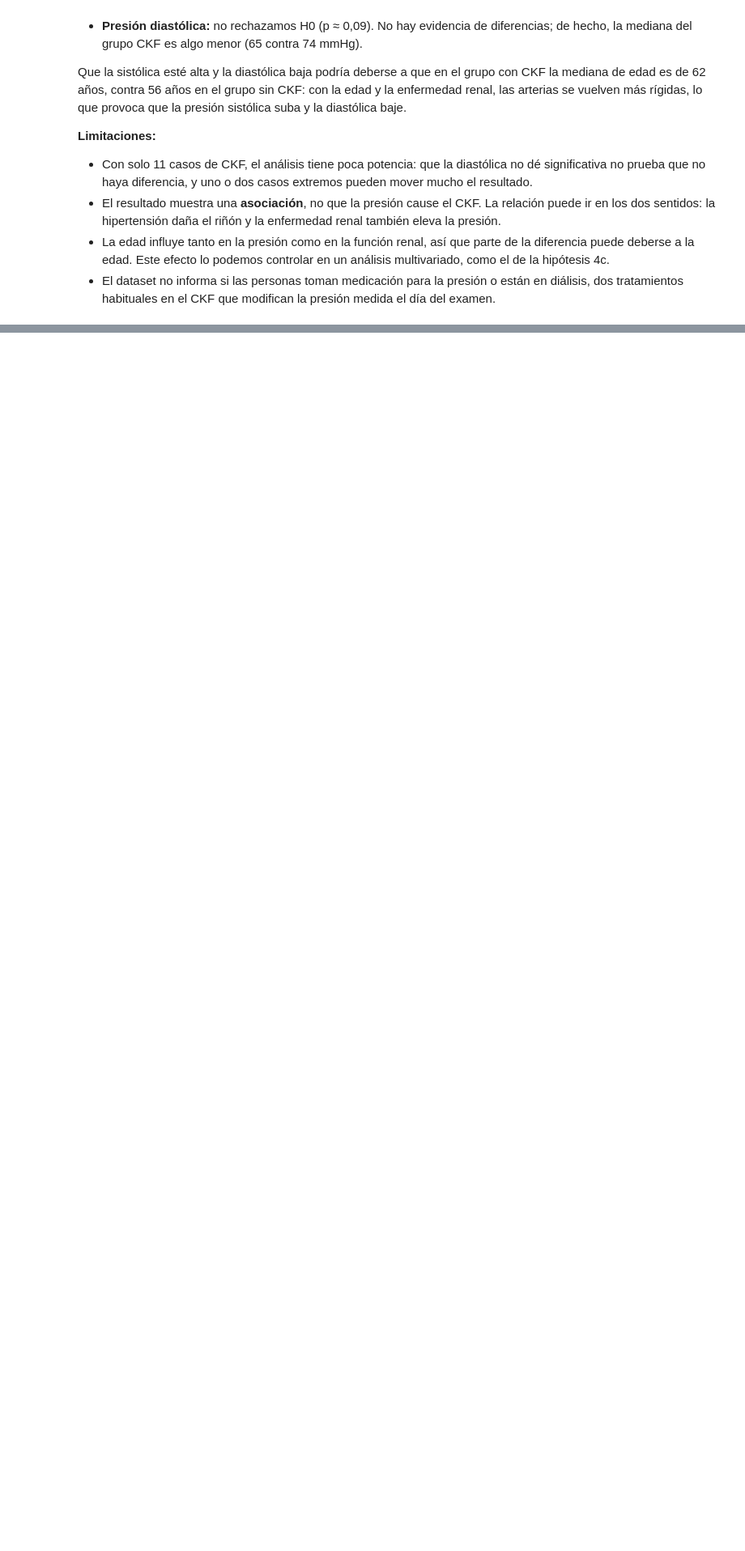
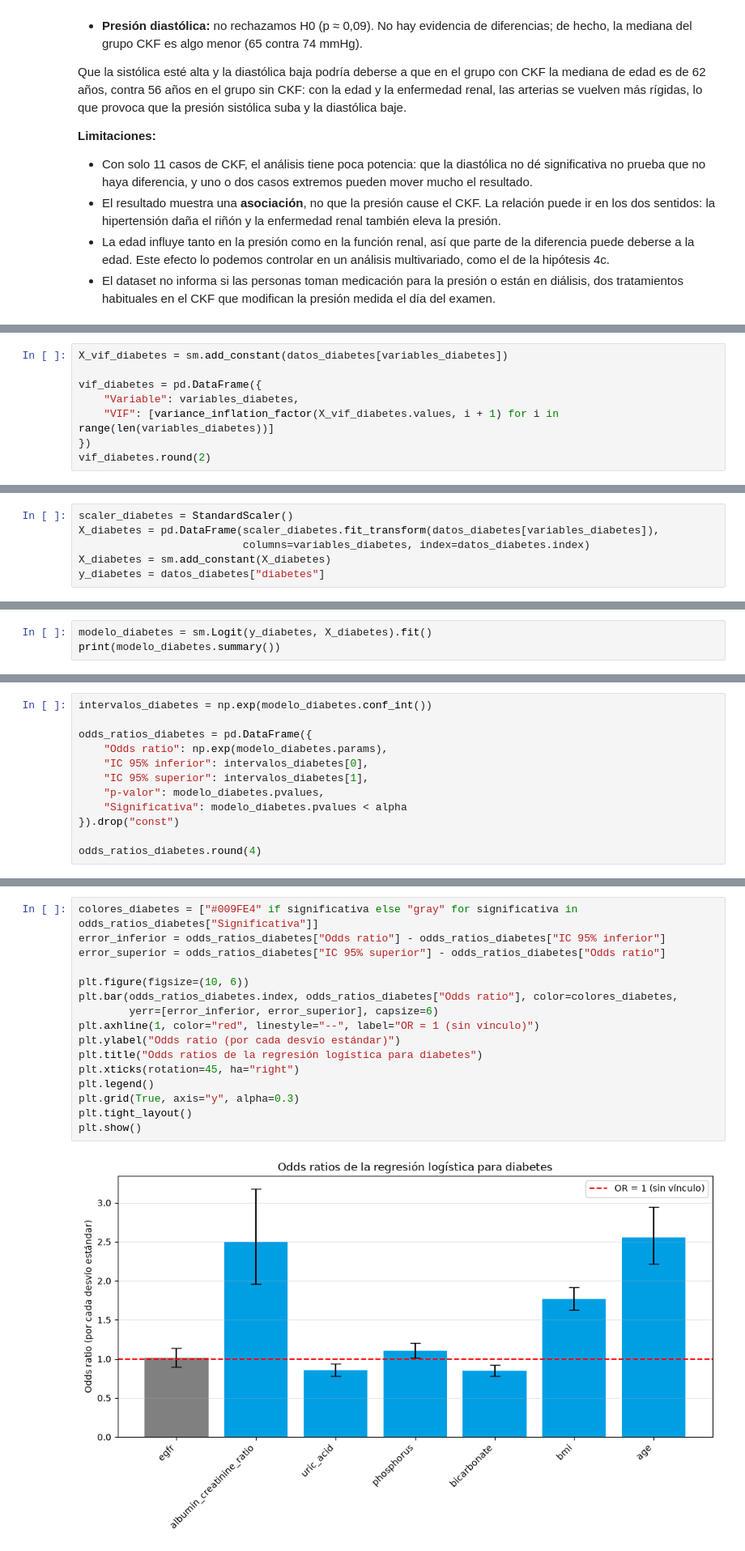
Before and after one commit to FranGonzalez354/TPE_fundamentos, a Jupyter notebook: CodeTPE.ipynb, the cells around one changed output, grey strips where cells are left out. Shown at 81% size. Saved outputs shown, nothing was run; the diff lists cells and outputs as text; blank space fills up the shorter version.

```diff
--- a/CodeTPE.ipynb
+++ b/CodeTPE.ipynb
@@ -818,0 +1110,8 @@ Que la sistólica esté alta y la diastólica baja podría deberse a que en el g
+# %%
+X_vif_diabetes = sm.add_constant(datos_diabetes[variables_diabetes])
+
+vif_diabetes = pd.DataFrame({
+    "Variable": variables_diabetes,
+    "VIF": [variance_inflation_factor(X_vif_diabetes.values, i + 1) for i in range(len(variables_diabetes))]
+})
+vif_diabetes.round(2)
@@ -818,0 +1133,6 @@ Que la sistólica esté alta y la diastólica baja podría deberse a que en el g
+# %%
+scaler_diabetes = StandardScaler()
+X_diabetes = pd.DataFrame(scaler_diabetes.fit_transform(datos_diabetes[variables_diabetes]),
+                          columns=variables_diabetes, index=datos_diabetes.index)
+X_diabetes = sm.add_constant(X_diabetes)
+y_diabetes = datos_diabetes["diabetes"]
@@ -818,0 +1143,3 @@ Que la sistólica esté alta y la diastólica baja podría deberse a que en el g
+# %%
+modelo_diabetes = sm.Logit(y_diabetes, X_diabetes).fit()
+print(modelo_diabetes.summary())
@@ -818,0 +1170,12 @@ Que la sistólica esté alta y la diastólica baja podría deberse a que en el g
+# %%
+intervalos_diabetes = np.exp(modelo_diabetes.conf_int())
+
+odds_ratios_diabetes = pd.DataFrame({
+    "Odds ratio": np.exp(modelo_diabetes.params),
+    "IC 95% inferior": intervalos_diabetes[0],
+    "IC 95% superior": intervalos_diabetes[1],
+    "p-valor": modelo_diabetes.pvalues,
+    "Significativa": modelo_diabetes.pvalues < alpha
+}).drop("const")
+
+odds_ratios_diabetes.round(4)
@@ -818,0 +1195,18 @@ Que la sistólica esté alta y la diastólica baja podría deberse a que en el g
+# %%
+colores_diabetes = ["#009FE4" if significativa else "gray" for significativa in odds_ratios_diabetes["Significativa"]]
+error_inferior = odds_ratios_diabetes["Odds ratio"] - odds_ratios_diabetes["IC 95% inferior"]
+error_superior = odds_ratios_diabetes["IC 95% superior"] - odds_ratios_diabetes["Odds ratio"]
+
+plt.figure(figsize=(10, 6))
+plt.bar(odds_ratios_diabetes.index, odds_ratios_diabetes["Odds ratio"], color=colores_diabetes,
+        yerr=[error_inferior, error_superior], capsize=6)
+plt.axhline(1, color="red", linestyle="--", label="OR = 1 (sin vínculo)")
+plt.ylabel("Odds ratio (por cada desvío estándar)")
+plt.title("Odds ratios de la regresión logística para diabetes")
+plt.xticks(rotation=45, ha="right")
+plt.legend()
+plt.grid(True, axis="y", alpha=0.3)
+plt.tight_layout()
+plt.show()
+# %% [output]
+[figure, added]
```
Also changed, not shown: parts of 47 cells of this notebook.
